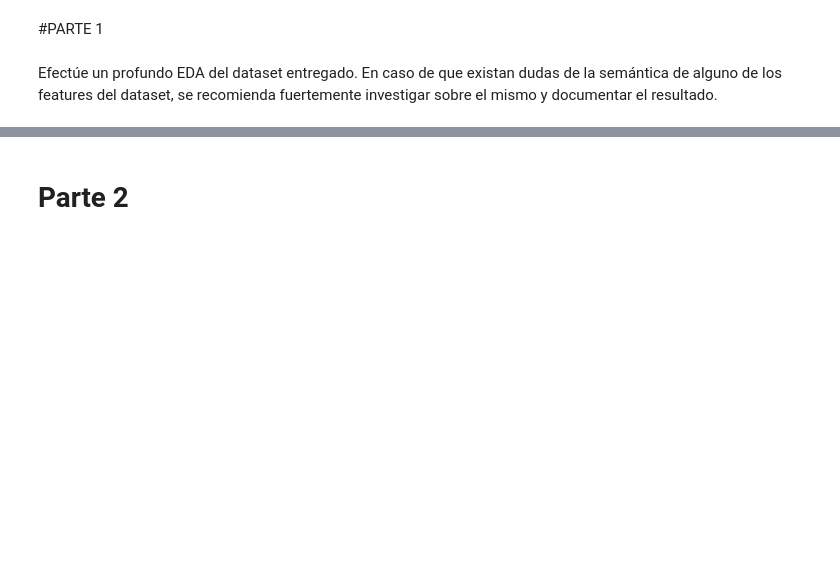
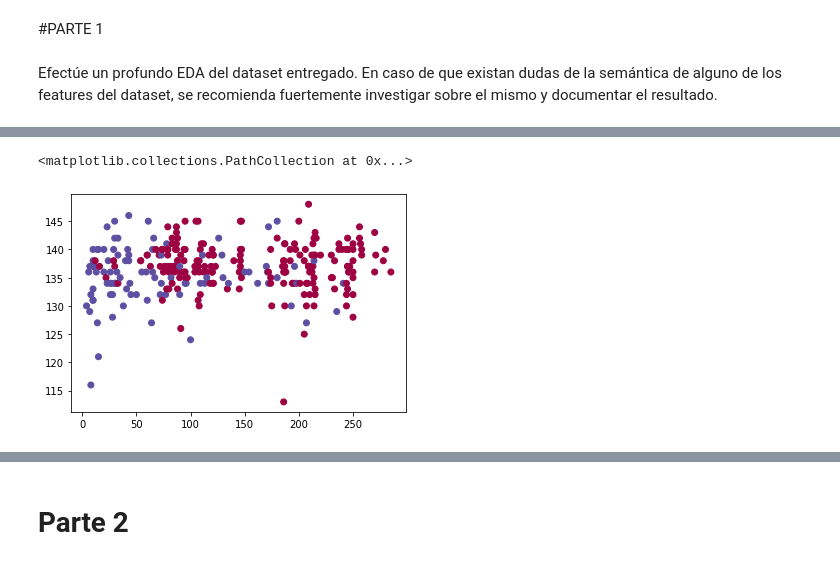
Before and after one commit to rdambrosioz/aa_2021, a Jupyter notebook: aa_tareaFinal_costanzo_dambrosio.ipynb, the cells around one changed output, grey strips where cells are left out. Saved outputs shown, nothing was run; the diff lists cells and outputs as text; code cells hidden in the pictures; blank space fills up the shorter version.

```diff
--- a/aa_tareaFinal_costanzo_dambrosio.ipynb
+++ b/aa_tareaFinal_costanzo_dambrosio.ipynb
@@ -16,0 +91,5 @@ Efectúe un profundo EDA del dataset entregado. En caso de que existan dudas de
+# %%
+plt.scatter(df_hf['time'], df_hf['serum_sodium'], c=df_hf['DEATH_EVENT'], cmap=plt.cm.get_cmap('Spectral', 2))
+# %% [output]
+<matplotlib.collections.PathCollection at 0x...>
+[figure, added]
```
Also changed, not shown: parts of 12 cells of this notebook.
